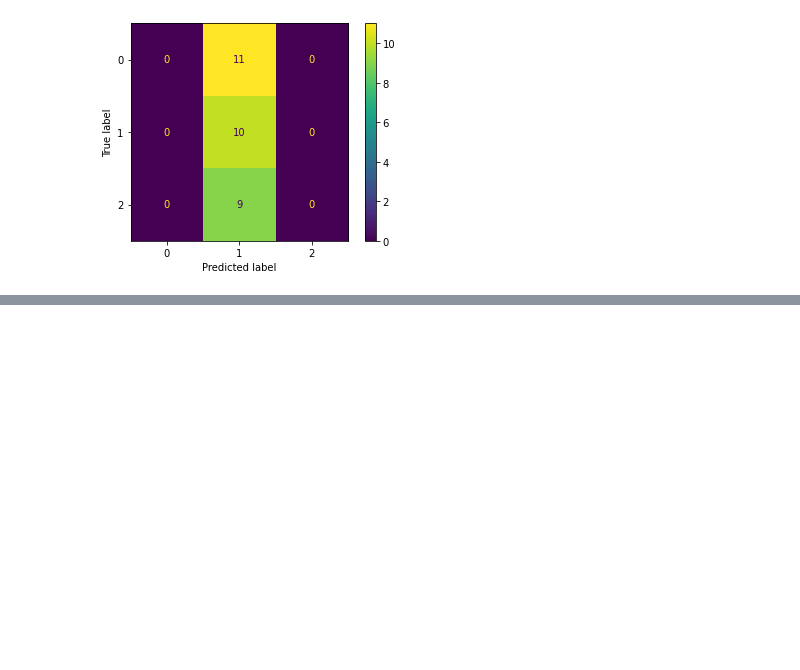
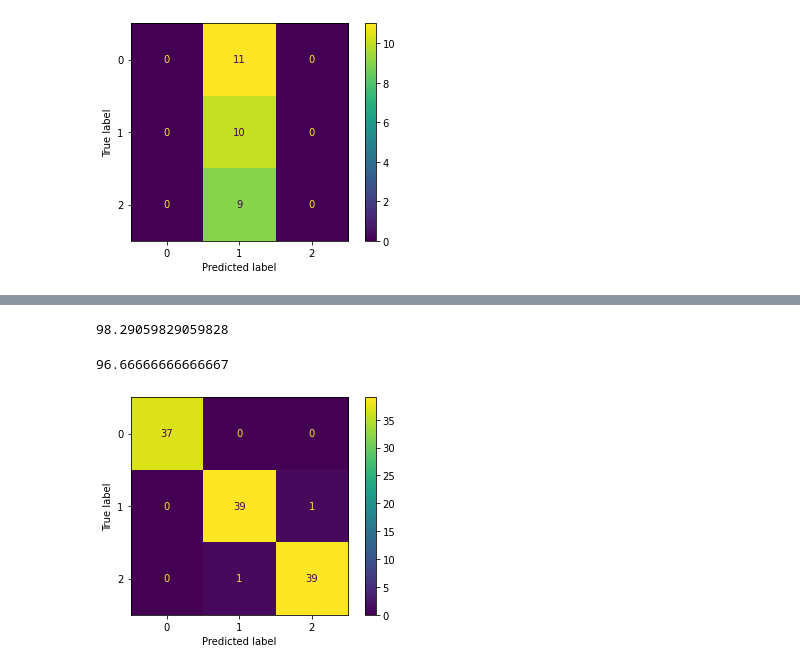
Before and after one commit to kolekeita/Travaux-pratiques-en-Machine-Learning, a Jupyter notebook: Iris_Fleur/Untitled.ipynb, the cells around one changed output, grey strips where cells are left out. Cells and saved outputs as stored; diff of their text form; code cells hidden in the pictures; blank space fills up the shorter version.

```diff
--- a/Iris_Fleur/Untitled.ipynb
+++ b/Iris_Fleur/Untitled.ipynb
@@ -821,0 +881,4 @@ cm_display = ConfusionMatrixDisplay(cm2).plot()
+# %%
+model3=LinearDiscriminantAnalysis()
+# %%
+model3.fit(X_train,y_train)
@@ -821,0 +897,17 @@ cm_display = ConfusionMatrixDisplay(cm2).plot()
+# %%
+resu1=model3.predict(X_train)
+Acc1=accuracy_score(y_train,resu1)*100
+Acc1
+# %% [output]
+98.29059829059828
+# %%
+resu2=model3.predict(X_test)
+Acc2=accuracy_score(y_test,resu2)*100
+Acc2
+# %% [output]
+96.66666666666667
+# %%
+C1=confusion_matrix(y_train,resu1)
+_=ConfusionMatrixDisplay(C1).plot()
+# %% [output]
+[figure, added]
```
Also changed, not shown: parts of 15 cells of this notebook, 1 other file.
